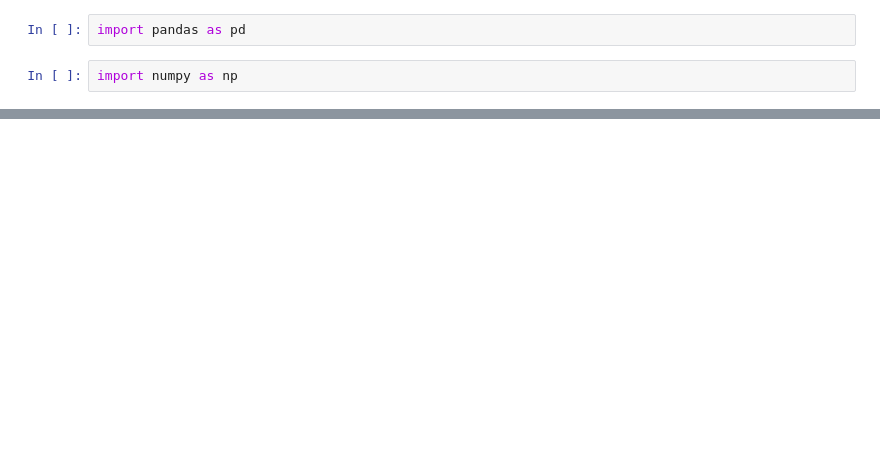
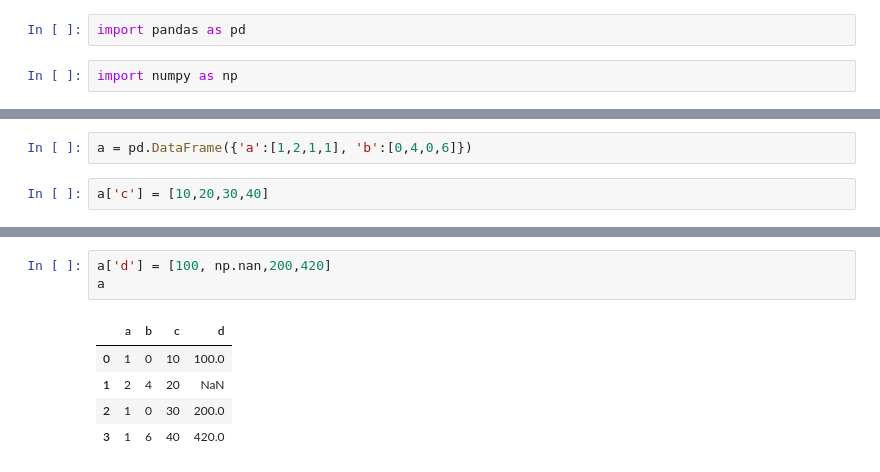
Before and after one commit to goodbyeearth/zhcup, a Jupyter notebook: test.ipynb, the cells around one changed output, grey strips where cells are left out. Drawn from its saved outputs; the diff is of its cells as text; blank space fills up the shorter version.

```diff
--- a/test.ipynb
+++ b/test.ipynb
@@ -35,0 +57,4 @@ d['b'].reset_index().apply(lambda x: fn(x['b']), axis=1, result_type='expand')
+# %%
+a = pd.DataFrame({'a':[1,2,1,1], 'b':[0,4,0,6]})
+# %%
+a['c'] = [10,20,30,40]
@@ -35,0 +94,9 @@ d['b'].reset_index().apply(lambda x: fn(x['b']), axis=1, result_type='expand')
+# %%
+a['d'] = [100, np.nan,200,420]
+a
+# %% [output]
+|  | a | b | c | d |
+| 0 | 1 | 0 | 10 | 100.0 |
+| 1 | 2 | 4 | 20 | NaN |
+| 2 | 1 | 0 | 30 | 200.0 |
+| 3 | 1 | 6 | 40 | 420.0 |
```
Also changed, not shown: parts of 17 cells of this notebook, 11 other files.
